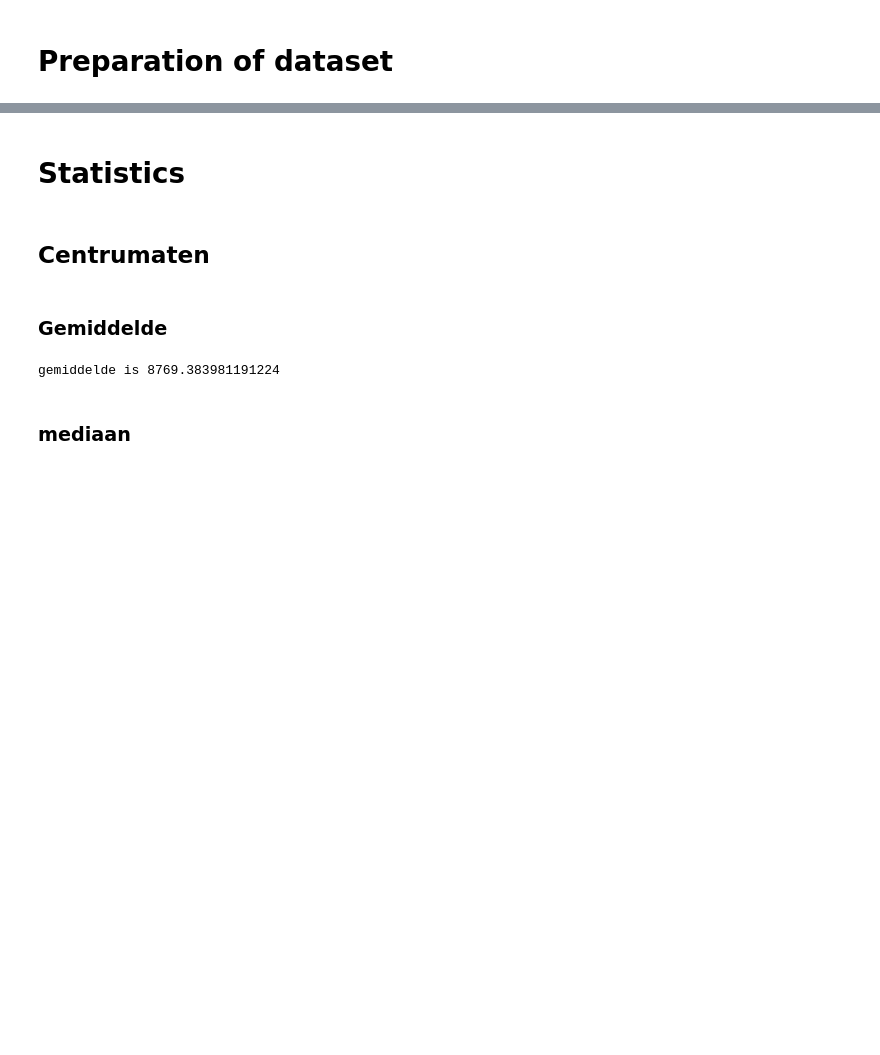
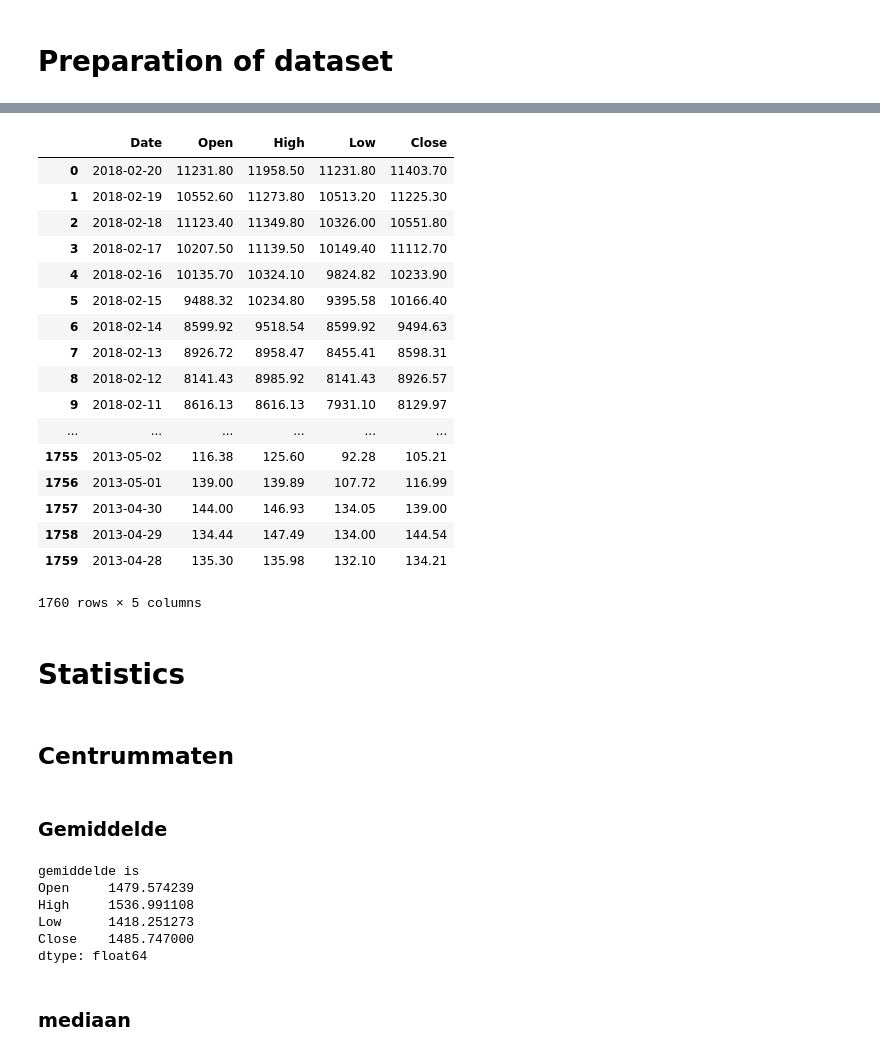
Before and after one commit to NeilVdB/BigData, a Jupyter notebook: Statistiek/Statistiek.ipynb, the cells around one changed output, grey strips where cells are left out. Cells and saved outputs as stored; diff of their text form; code cells hidden in the pictures; blank space fills up the shorter version.

```diff
--- a/Statistiek/Statistiek.ipynb
+++ b/Statistiek/Statistiek.ipynb
@@ -39,13 +31,40 @@ pricesnp = np.array(prices)
+# %%
+dataBTC
+# %% [output]
+|  | Date | Open | High | Low | Close |
+| 0 | 2018-02-20 | 11231.80 | 11958.50 | 11231.80 | 11403.70 |
+| 1 | 2018-02-19 | 10552.60 | 11273.80 | 10513.20 | 11225.30 |
+| 2 | 2018-02-18 | 11123.40 | 11349.80 | 10326.00 | 10551.80 |
+| 3 | 2018-02-17 | 10207.50 | 11139.50 | 10149.40 | 11112.70 |
+| 4 | 2018-02-16 | 10135.70 | 10324.10 | 9824.82 | 10233.90 |
+| 5 | 2018-02-15 | 9488.32 | 10234.80 | 9395.58 | 10166.40 |
+| 6 | 2018-02-14 | 8599.92 | 9518.54 | 8599.92 | 9494.63 |
+| 7 | 2018-02-13 | 8926.72 | 8958.47 | 8455.41 | 8598.31 |
+| 8 | 2018-02-12 | 8141.43 | 8985.92 | 8141.43 | 8926.57 |
+| 9 | 2018-02-11 | 8616.13 | 8616.13 | 7931.10 | 8129.97 |
+| ... | ... | ... | ... | ... | ... |
+| 1755 | 2013-05-02 | 116.38 | 125.60 | 92.28 | 105.21 |
+| 1756 | 2013-05-01 | 139.00 | 139.89 | 107.72 | 116.99 |
+| 1757 | 2013-04-30 | 144.00 | 146.93 | 134.05 | 139.00 |
+| 1758 | 2013-04-29 | 134.44 | 147.49 | 134.00 | 144.54 |
+| 1759 | 2013-04-28 | 135.30 | 135.98 | 132.10 | 134.21 |
+1760 rows × 5 columns
 # %% [markdown]
 # Statistics
 # %% [markdown]
-## Centrumaten
+## Centrummaten
 # %% [markdown]
 ### Gemiddelde
 # %%
-print("gemiddelde is", pricesnp.mean())
+print("gemiddelde is")
+print(dataBTC.drop(columns="Date").mean())
 # %% [output]
-gemiddelde is 8769.383981191224
+gemiddelde is
+Open     1479.574239
+High     1536.991108
+Low      1418.251273
+Close    1485.747000
+dtype: float64
 # %% [markdown]
 ### mediaan
 # %%
```
Also changed, not shown: parts of 21 cells of this notebook, 2 other files.
